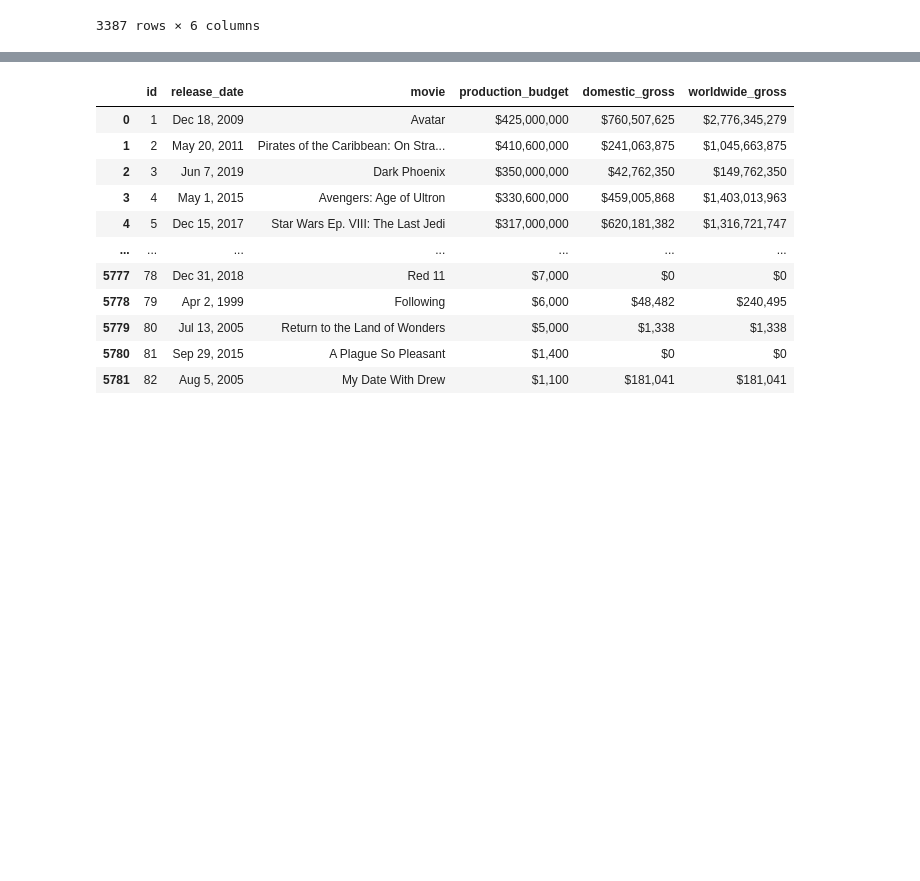
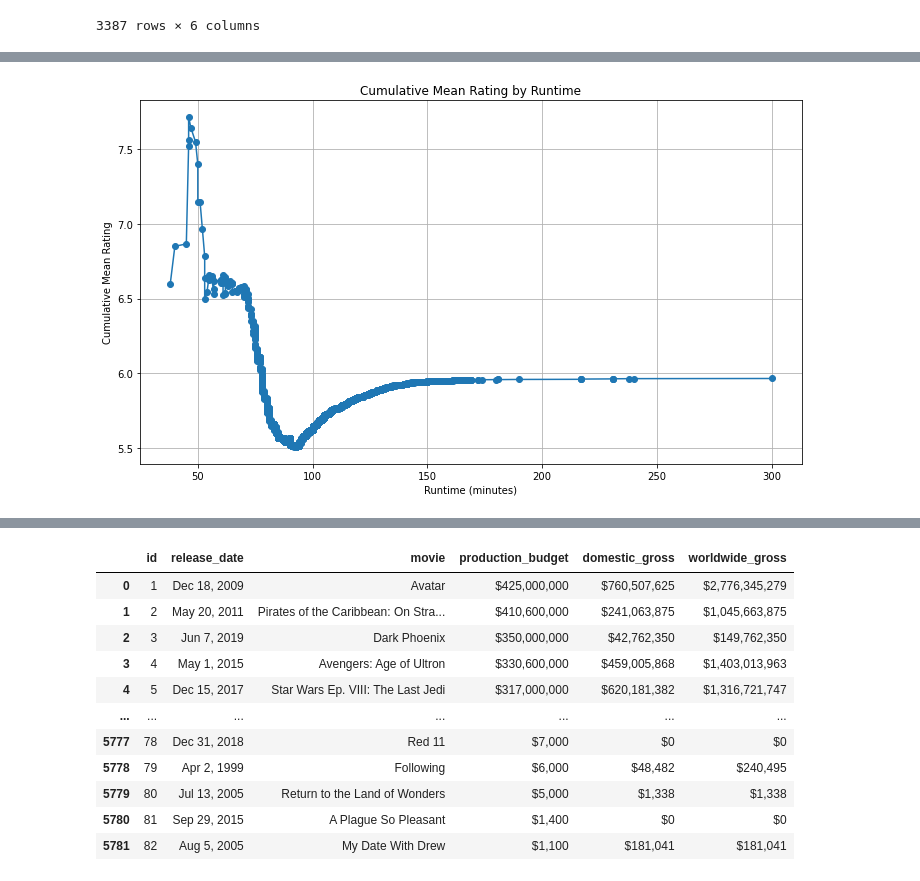
Before and after one commit to jaredlil/Phase_2_Project_Film, a Jupyter notebook: Project 2 - Film Analysis.ipynb, the cells around one changed output, grey strips where cells are left out. Cells and saved outputs as stored; diff of their text form; code cells hidden in the pictures; blank space fills up the shorter version.

```diff
--- a/Project 2 - Film Analysis.ipynb
+++ b/Project 2 - Film Analysis.ipynb
@@ -245,3 +332,23 @@ fig.suptitle("Normal Distribution");
+# %%
+df = pd.DataFrame(data)
+
+# Sort the DataFrame by runtime
+df = df.sort_values(by='runtime_minutes')
+
+# Calculate cumulative mean rating
+df['cumulative_mean_rating'] = df['averagerating'].expanding().mean()
+
+# Plot the cumulative mean rating
+plt.figure(figsize=(10, 6))
+plt.plot(df['runtime_minutes'], df['cumulative_mean_rating'], marker='o', linestyle='-')
+plt.title('Cumulative Mean Rating by Runtime')
+plt.xlabel('Runtime (minutes)')
+plt.ylabel('Cumulative Mean Rating')
+plt.grid(True)
+plt.tight_layout()
+plt.show()
+# %% [output]
+[figure, added]
 # %%
 df_movie_rating.describe()
 # %% [output]
```
Also changed, not shown: parts of 45 cells of this notebook.
